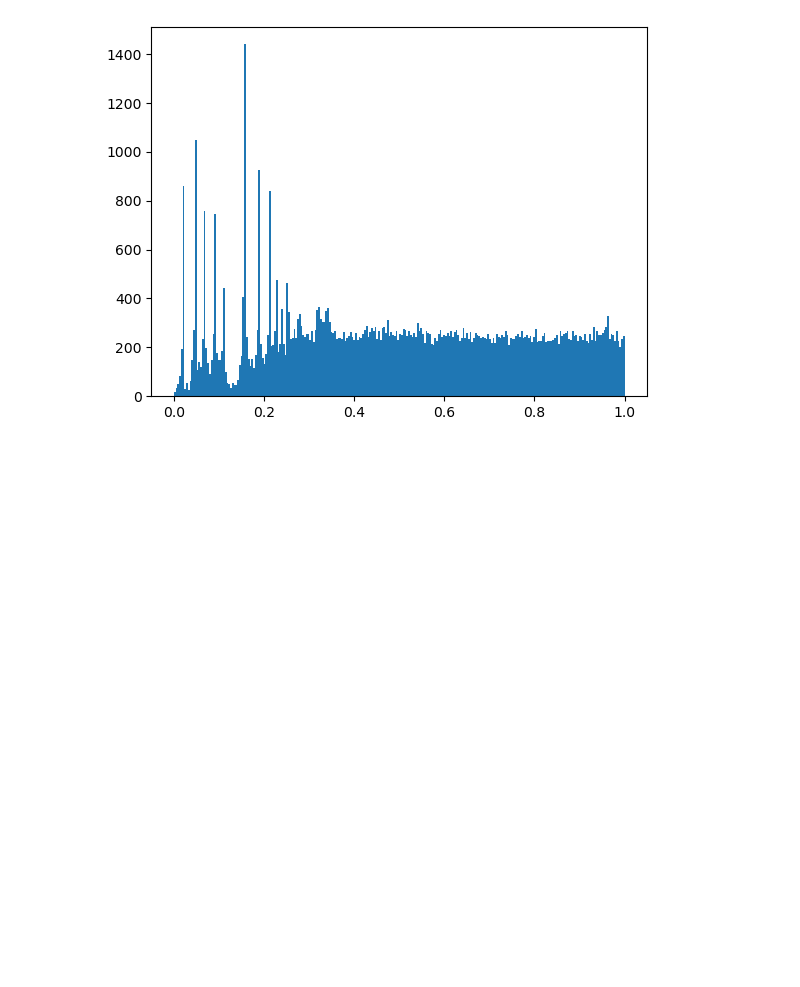
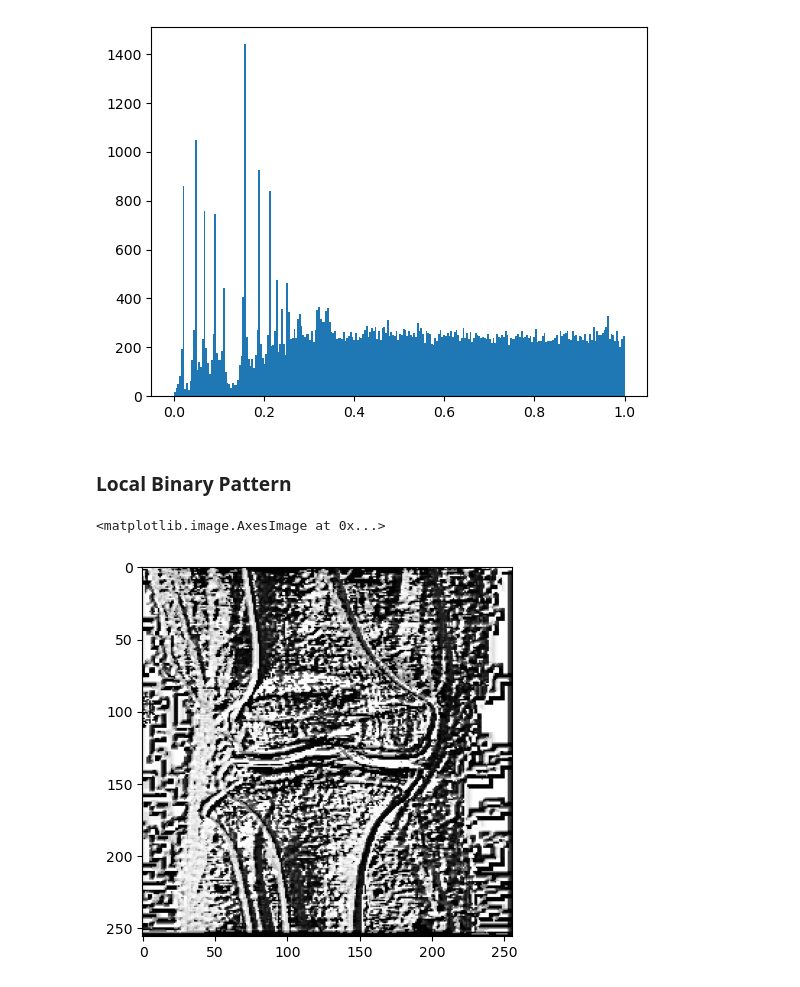
Before and after one commit to davidsolow/fracture-classification, a Jupyter notebook: Image_Preprocessing.ipynb, the cells around one changed output. Cells and saved outputs as stored; diff of their text form; code cells hidden in the pictures; blank space fills up the shorter version.

```diff
--- a/Image_Preprocessing.ipynb
+++ b/Image_Preprocessing.ipynb
@@ -120,3 +120,14 @@ def get_hoi(image):
 data = get_hoi(images['Avulsion fracture']['Train'][10])
 # %% [output]
 [figure]
+# %% [markdown]
+### Local Binary Pattern
+# %%
+def get_lbp(image):
+    radius = 3
+    return feature.local_binary_pattern(image, 5*radius, radius)
+# %%
+plt.imshow(get_lbp(images['Avulsion fracture']['Train'][10]*255), cmap='gray')
+# %% [output]
+<matplotlib.image.AxesImage at 0x...>
+[figure, added]
```
